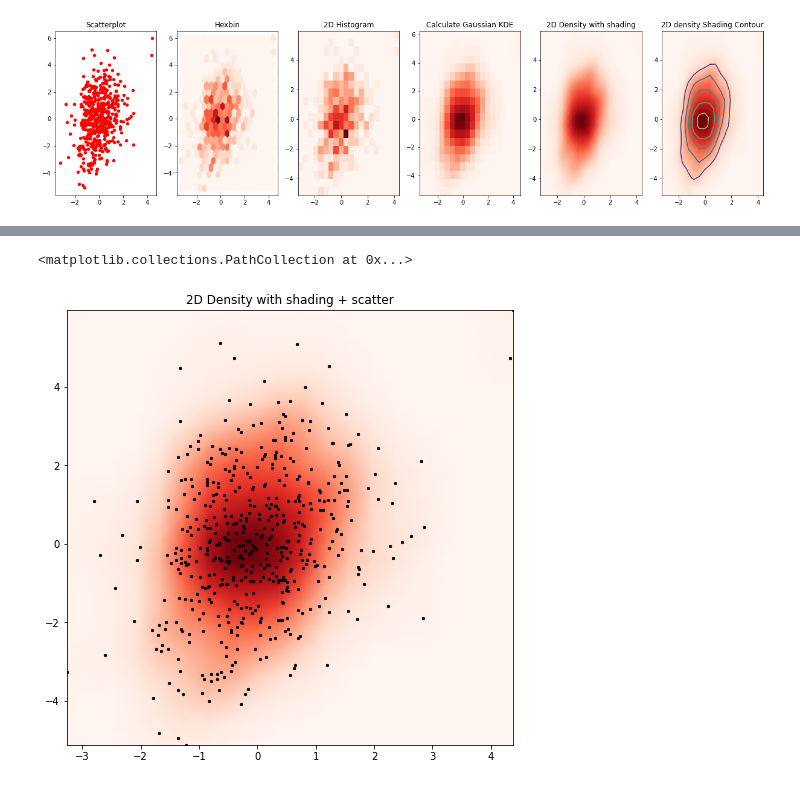
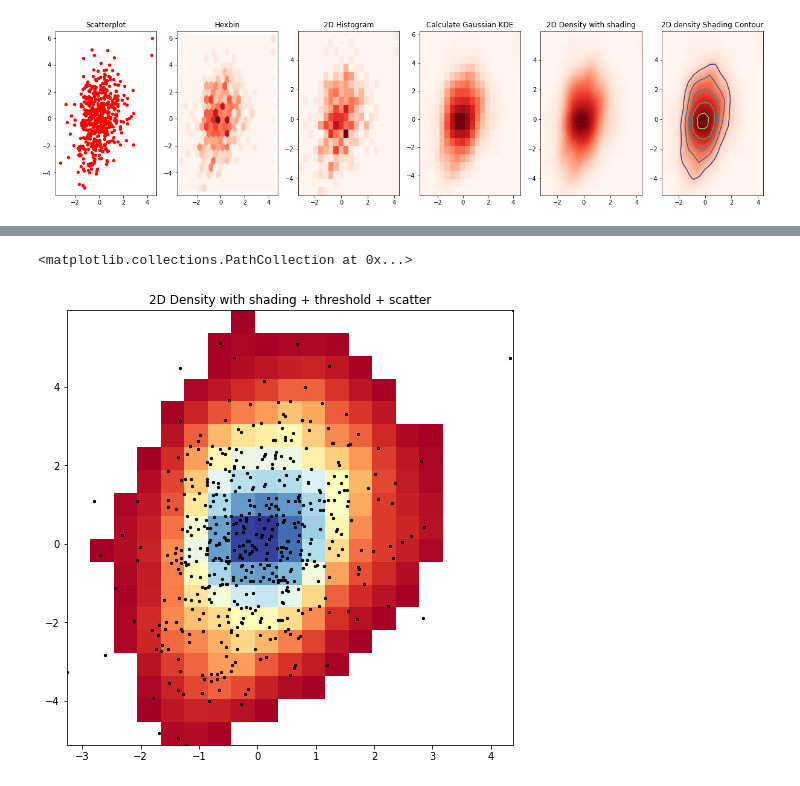
Before and after one commit to areasciencepark/maps_and_heatmaps, a Jupyter notebook: es1_density_maps.ipynb, the cells around one changed output, grey strips where cells are left out. Saved outputs shown, nothing was run; the diff lists cells and outputs as text; code cells hidden in the pictures.

```diff
--- a/es1_density_maps.ipynb
+++ b/es1_density_maps.ipynb
@@ -61,0 +84,7 @@ axes[5].contour(xi, yi, zi.reshape(xi.shape) )
+# %%
+data_to_plot = zi.reshape(xi.shape)
+tmp = np.reshape(data_to_plot,-1) / np.mean(data_to_plot)
+threshold = .2
+data_to_plot = np.ma.masked_array(data_to_plot, tmp <threshold)
+print(np.min(data_to_plot), np.max(data_to_plot))
+plt.hist(data_to_plot)
@@ -62,9 +111,8 @@ axes[5].contour(xi, yi, zi.reshape(xi.shape) )
 # %%
 fig, axes = plt.subplots(ncols=1, nrows=1, figsize=(8, 8))
-
-axes.set_title('2D Density with shading + scatter')
-axes.pcolormesh(xi, yi, zi.reshape(xi.shape), shading='gouraud', cmap=colors)
+axes.pcolormesh(xi, yi, data_to_plot,  cmap="RdYlBu")#, vmin=0.005, vmax=10)
+axes.set_title('2D Density with shading + threshold + scatter' )
 axes.scatter(x, y, s=5, color="black")
 # %% [output]
 <matplotlib.collections.PathCollection at 0x...>
-[figure, old version]
+[figure, new version]
```
Also changed, not shown: parts of 2 cells of this notebook, 21 other files.
